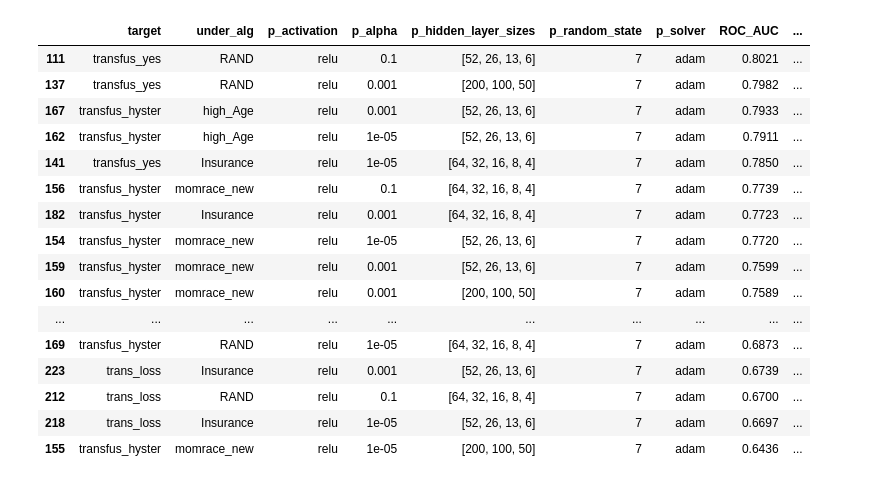
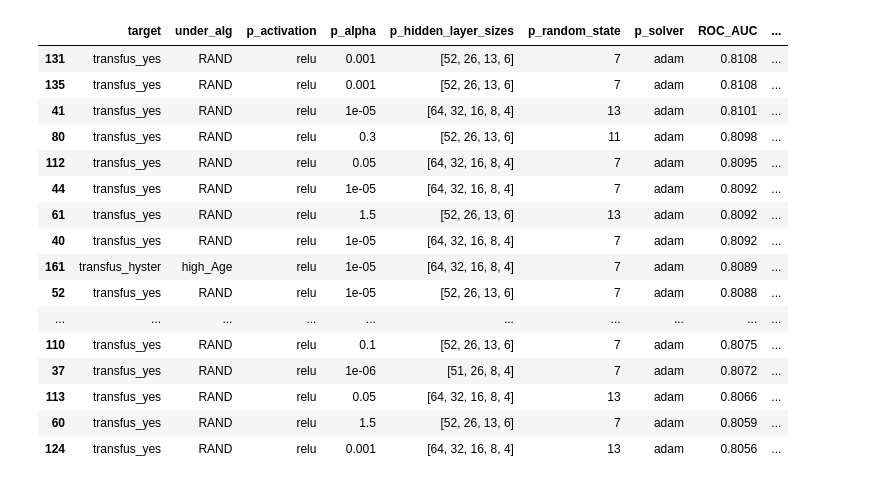
Before and after one commit to lhncbc/MFM_bopf, a Jupyter notebook: src/multi_predict/spread_coeffs_combo.ipynb, the cells around one changed output. Saved outputs shown, nothing was run; the diff lists cells and outputs as text; code cells hidden in the pictures.

```diff
--- a/src/multi_predict/spread_coeffs_combo.ipynb
+++ b/src/multi_predict/spread_coeffs_combo.ipynb
@@ -108,6 +122,17 @@ files = glob.glob("*-MLP-*.out")
+# %%
+# already in the correct directory from above: os.chdir(inpath + alg + '/output')
+ext = '.out'
+files = glob.glob("*-" + alg + "-*" + ext)
+
+#ROC_CUTOFF = 0.795
+#ROC_CUTOFF = 0.80
+ROC_CUTOFF = 0.805
+#ROC_CUTOFF = 0.0
 # %%
-files.sort()
+files = sorted(files, reverse=True)
 for i in range(len(files)-1):
+    #print(f'i={i}; file={files[i]}')
     if files[i][:-20] == files[i+1][:-20]:
         print(f'{files[i]}')
+print(f'len(files) = {len(files)}')
 # %% [output]
@@ -116,12 +140,13 @@ transfus_yes-1-RAND-MLP-relu_1e-05_[64,32,16,8,4]_0.001_500_7_adam-1-1.0-2020102
 # %%
 from tokenize import tokenize
 
+high_coeff_files = set()
 pd.options.display.float_format = '{:,.4f}'.format
-files.sort()
 prev_f = ""
 coeffs_df = pd.DataFrame()
 coeffs_rank_df = pd.DataFrame()
 for idx, f in enumerate(files):
+    print(f'idx={idx}; file={f}')
     if prev_f[:-20] == f[:-20]:   #if the filenames only differ by timestamp
         print(f'{prev_f}')
         continue   #skip "duplicate"
@@ -137,12 +162,13 @@ for idx, f in enumerate(files):
             if "ROC_AUC" in line:
                 roc_auc = line.split()[2]
                 if float(roc_auc) < ROC_CUTOFF:
-                    #print(f'roc_auc = {roc_auc}')
                     cutoff = True
+                    #print(f'roc_auc = {roc_auc}; idx={idx}; cutoff = {cutoff}')
                     break    # Stop processing this file; poor performance
 
             if "coeffs =" in line:
                 found_coef = True
+                #print(f"found_coef: idx={idx}; file={f}")
                 continue
 
             if found_coef:
@@ -150,16 +176,29 @@ for idx, f in enumerate(files):
                 if var_coef[0] != 'dtype:':
                     ind_vars.append(var_coef[0])
                     coef_vals.append(float(var_coef[1]))
+                    if float(var_coef[1]) > 100:
+                        high_coeff_files.add(f)
 
-        if not cutoff:
+        if not cutoff and found_coef:
+            #print(f"'not cutoff' in idx={idx}")
             if coeffs_df.empty:
+                #print('empty')
                 coeffs_df = pd.DataFrame(data=coef_vals, index=ind_vars, columns=[idx])
                 coeffs_rank_df = pd.DataFrame(data=coeffs_df[idx].rank(ascending=False).astype(int), columns=[idx])
+                #print(f'len(coeffs_rank_df) = {len(coeffs_rank_df)}')
+                #print(f'coeffs_rank_df.shape = {coeffs_rank_df.shape}')
+                #print(f'coeffs_rank_df = {coeffs_rank_df}')
             else:
+                #print('not empty')
                 this_df = pd.DataFrame(data=coef_vals, index=ind_vars, columns=[idx])
                 this_rank_df = pd.DataFrame(data=this_df[idx].rank(ascending=False).astype(int), columns=[idx])
-                coeffs_df = coeffs_df.merge(this_df, left_index=True, right_index=True, how="right")
-                coeffs_rank_df = coeffs_rank_df.merge(this_rank_df, left_index=True, right_index=True, how="right")
+                #coeffs_df = coeffs_df.merge(this_df, left_index=True, right_index=True, how="right")
+                #coeffs_rank_df = coeffs_rank_df.merge(this_rank_df, left_index=True, right_index=True, how="right")
+                coeffs_df = coeffs_df.merge(this_df, left_index=True, right_index=True, how="left")
+                coeffs_rank_df = coeffs_rank_df.merge(this_rank_df, left_index=True, right_index=True, how="left")
+                #print(f'len(coeffs_rank_df) = {len(coeffs_rank_df)}')
+                #print(f'coeffs_rank_df.shape = {coeffs_rank_df.shape}')
+                #print(f'coeffs_rank_df = {coeffs_rank_df}')
 
     prev_f = f
 
@@ -169,5 +208,8 @@ for idx, f in enumerate(files):
 #if 'Insurance' in coeffs_df.index:
 #    coeffs_df.drop('Insurance', inplace=True)
 #    coeffs_rank_df.drop('Insurance', inplace=True)
+print('high_coeffs = \n')
+for item in high_coeff_files:
+    print(item)
 coeffs_df
 # %% [output]
@@ -216,22 +261,23 @@ coeffs_rank_df
 # %%
 coeffs_rank_inv = coeffs_rank_df.T
-combo = pd.concat([small, coeffs_rank_inv['abruptio9']], axis=1, join='inner')
+#combo = pd.concat([small, coeffs_rank_inv['abruptio9']], axis=1, join='inner')
+combo = pd.concat([small, coeffs_rank_inv], axis=1, join='inner')
 combo
 # %% [output]
 |  | target | under_alg | p_activation | p_alpha | p_hidden_layer_sizes | p_random_state | p_solver | ROC_AUC | ... |
-| 111 | transfus_yes | RAND | relu | 0.1 | [52, 26, 13, 6] | 7 | adam | 0.8021 | ... |
-| 137 | transfus_yes | RAND | relu | 0.001 | [200, 100, 50] | 7 | adam | 0.7982 | ... |
-| 167 | transfus_hyster | high_Age | relu | 0.001 | [52, 26, 13, 6] | 7 | adam | 0.7933 | ... |
-| 162 | transfus_hyster | high_Age | relu | 1e-05 | [52, 26, 13, 6] | 7 | adam | 0.7911 | ... |
-| 141 | transfus_yes | Insurance | relu | 1e-05 | [64, 32, 16, 8, 4] | 7 | adam | 0.7850 | ... |
-| 156 | transfus_hyster | momrace_new | relu | 0.1 | [64, 32, 16, 8, 4] | 7 | adam | 0.7739 | ... |
-| 182 | transfus_hyster | Insurance | relu | 0.001 | [64, 32, 16, 8, 4] | 7 | adam | 0.7723 | ... |
-| 154 | transfus_hyster | momrace_new | relu | 1e-05 | [52, 26, 13, 6] | 7 | adam | 0.7720 | ... |
-| 159 | transfus_hyster | momrace_new | relu | 0.001 | [52, 26, 13, 6] | 7 | adam | 0.7599 | ... |
-| 160 | transfus_hyster | momrace_new | relu | 0.001 | [200, 100, 50] | 7 | adam | 0.7589 | ... |
+| 131 | transfus_yes | RAND | relu | 0.001 | [52, 26, 13, 6] | 7 | adam | 0.8108 | ... |
+| 135 | transfus_yes | RAND | relu | 0.001 | [52, 26, 13, 6] | 7 | adam | 0.8108 | ... |
+| 41 | transfus_yes | RAND | relu | 1e-05 | [64, 32, 16, 8, 4] | 13 | adam | 0.8101 | ... |
+| 80 | transfus_yes | RAND | relu | 0.3 | [52, 26, 13, 6] | 11 | adam | 0.8098 | ... |
+| 112 | transfus_yes | RAND | relu | 0.05 | [64, 32, 16, 8, 4] | 7 | adam | 0.8095 | ... |
+| 44 | transfus_yes | RAND | relu | 1e-05 | [64, 32, 16, 8, 4] | 7 | adam | 0.8092 | ... |
+| 61 | transfus_yes | RAND | relu | 1.5 | [52, 26, 13, 6] | 13 | adam | 0.8092 | ... |
+| 40 | transfus_yes | RAND | relu | 1e-05 | [64, 32, 16, 8, 4] | 7 | adam | 0.8092 | ... |
+| 161 | transfus_hyster | high_Age | relu | 1e-05 | [64, 32, 16, 8, 4] | 7 | adam | 0.8089 | ... |
+| 52 | transfus_yes | RAND | relu | 1e-05 | [52, 26, 13, 6] | 7 | adam | 0.8088 | ... |
 | ... | ... | ... | ... | ... | ... | ... | ... | ... | ... |
-| 169 | transfus_hyster | RAND | relu | 1e-05 | [64, 32, 16, 8, 4] | 7 | adam | 0.6873 | ... |
-| 223 | trans_loss | Insurance | relu | 0.001 | [52, 26, 13, 6] | 7 | adam | 0.6739 | ... |
-| 212 | trans_loss | RAND | relu | 0.1 | [64, 32, 16, 8, 4] | 7 | adam | 0.6700 | ... |
-| 218 | trans_loss | Insurance | relu | 1e-05 | [52, 26, 13, 6] | 7 | adam | 0.6697 | ... |
-| 155 | transfus_hyster | momrace_new | relu | 1e-05 | [200, 100, 50] | 7 | adam | 0.6436 | ... |
+| 110 | transfus_yes | RAND | relu | 0.1 | [52, 26, 13, 6] | 7 | adam | 0.8075 | ... |
+| 37 | transfus_yes | RAND | relu | 1e-06 | [51, 26, 8, 4] | 7 | adam | 0.8072 | ... |
+| 113 | transfus_yes | RAND | relu | 0.05 | [64, 32, 16, 8, 4] | 13 | adam | 0.8066 | ... |
+| 60 | transfus_yes | RAND | relu | 1.5 | [52, 26, 13, 6] | 7 | adam | 0.8059 | ... |
+| 124 | transfus_yes | RAND | relu | 0.001 | [64, 32, 16, 8, 4] | 13 | adam | 0.8056 | ... |
```
Also changed, not shown: parts of 15 cells of this notebook, 2 other files.
